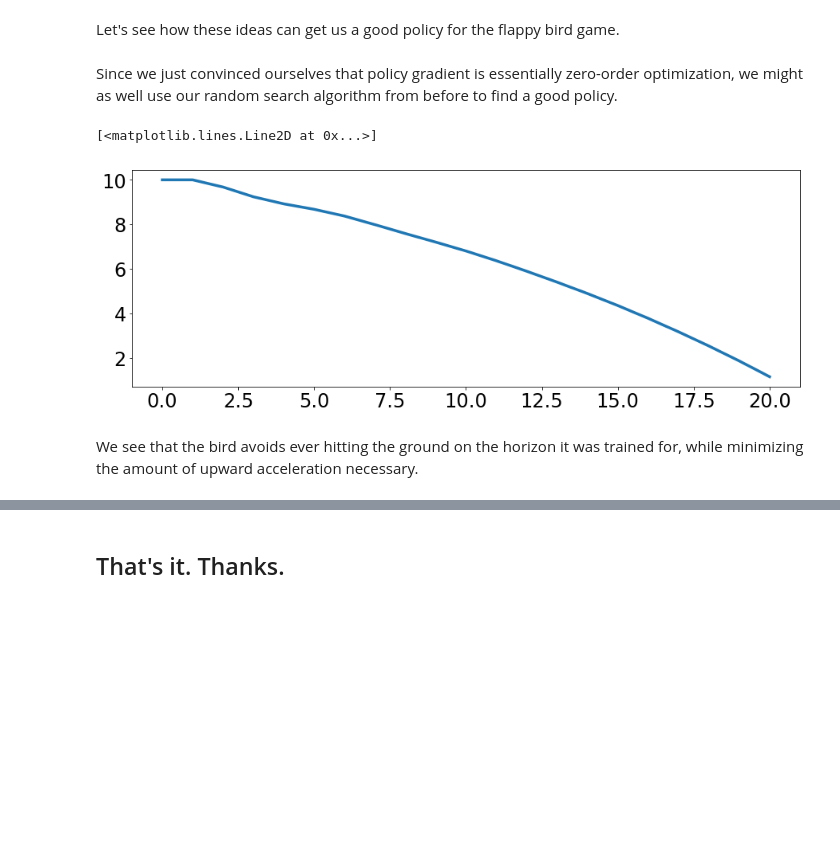
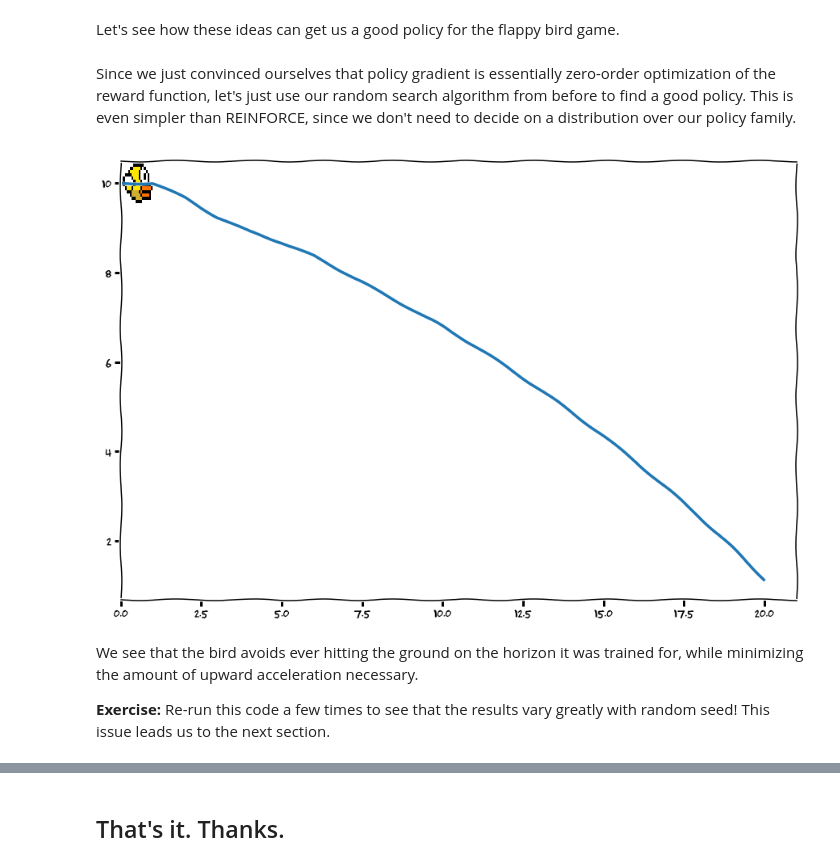
Before and after one commit to ee227c/ee227c.github.io, a Jupyter notebook: code/lecture20.ipynb, the cells around one changed output, grey strips where cells are left out. Saved outputs shown, nothing was run; the diff lists cells and outputs as text; code cells hidden in the pictures; blank space fills up the shorter version.

```diff
--- a/code/lecture20.ipynb
+++ b/code/lecture20.ipynb
@@ -263,8 +286,9 @@ _ = fig.figimage(im, 0, fig.bbox.ymax)
 # %% [markdown]
 Our policy looks good on a short horizon, but in the long term it goes way higher than it needs to.
 # %%
-states, actions = unroll(flappy_bird, [(0, 10.), 0], example_policy, 30)
+states, actions = unroll(flappy_bird, flappy_inits, example_policy, 20)
 heights = [h for (v, h) in states]
 plt.figure(figsize=(15,5))
-plt.plot(range(len(heights)), heights, **kwargs)
+plt.ylabel('height'); plt.xlabel('time')
+plt.plot(range(len(heights)), heights, **kwargs);
 # %% [output]
@@ -343,48 +372,51 @@ Therefore, this method is best thought of as a *zeroth-order optimization* algor
 # %% [markdown]
 Let's see how these ideas can get us a good policy for the flappy bird game.
 # %%
-def flappy_reward(state, action):
-    v, h = state
+def flappy_reward(states, actions):
+    """Rewards for flappy bird game."""
     reward = 0.0
-    if h < 0:
-        reward += 10*h
-    if action > 0:
+    for (state, action) in zip(states, actions):
+        _, height = state
+        if height < 0:
+            reward += 10 * height
         reward -= action
     return reward
 
-def flappy_total_reward(states, actions):
-    zips = zip(states, actions)
-    return np.sum([flappy_reward(s, a) for (s,a) in zips])
-
 def flappy_policy(theta, states, actions):
-    """Linear map of last two states."""
+    """Linear map of last two states, ignoring previous actions."""
     if len(states) == 1:
         states = states + states
     return np.dot(theta, np.reshape(np.array(states[-2:]), (4,)))
 
-def flappy_objective(theta, num_steps):
+def flappy_simulator(theta, num_steps):
     """Compute rewards of policy for given number of steps."""
-    inits = [(0, 10.), 0]
-    policy = lambda states, actions: flappy_policy(theta, states, actions)
-    states, actions = unroll(flappy_bird, inits, policy, num_steps)
-    return flappy_total_reward(states, actions)
+    policy = lambda sts, ats: flappy_policy(theta, sts, ats)
+    states, actions = unroll(flappy_bird, flappy_inits, policy,
+                             num_steps)
+    return flappy_reward(states, actions)
 # %% [markdown]
-Since we just convinced ourselves that policy gradient is essentially zero-order optimization, we might as well use our random search algorithm from before to find a good policy.
+Since we just convinced ourselves that policy gradient is essentially zero-order optimization of the reward function, let's just use our random search algorithm from before to find a good policy. This is even simpler than REINFORCE, since we don't need to decide on a distribution over our policy family.
 # %%
 def objective(theta, horizon=20):
-    return -1.0*flappy_objective(theta, horizon)
+    """Flappy bird search objective."""
+    return -1.0*flappy_simulator(theta, horizon)
 # %%
 xs = random_search(objective, np.zeros(4), 10, gss)
 policy = lambda states, actions: flappy_policy(xs[-1], states, actions)
-states, actions = unroll(flappy_bird, [(0, 10.), 0], policy, 20)
+states, actions = unroll(flappy_bird, flappy_inits, policy, 20)
 heights = [h for (v, h) in states]
-plt.figure(figsize=(15,5))
-plt.plot(range(len(heights)), heights, **kwargs)
+
+fig = plt.figure(figsize=(15, 10))
+im = plt.imread('flappy.png')
+fig.gca().imshow(im, aspect='auto', extent=(0, 1, 9.5, 10.5))
+fig.figimage(im, 0, fig.bbox.ymax)
+plt.plot(range(len(heights)), heights, **kwargs);
 # %% [output]
-[<matplotlib.lines.Line2D at 0x...>]
-[figure, old version]
+[figure, new version]
 # %% [markdown]
 We see that the bird avoids ever hitting the ground on the horizon it was trained for, while minimizing the amount of upward acceleration necessary.
+
+**Exercise:** Re-run this code a few times to see that the results vary greatly with random seed! This issue leads us to the next section.
 # %% [markdown]
 ### Sample complexity considerations
 
```
Also changed, not shown: parts of 18 cells of this notebook, 3 other files.
